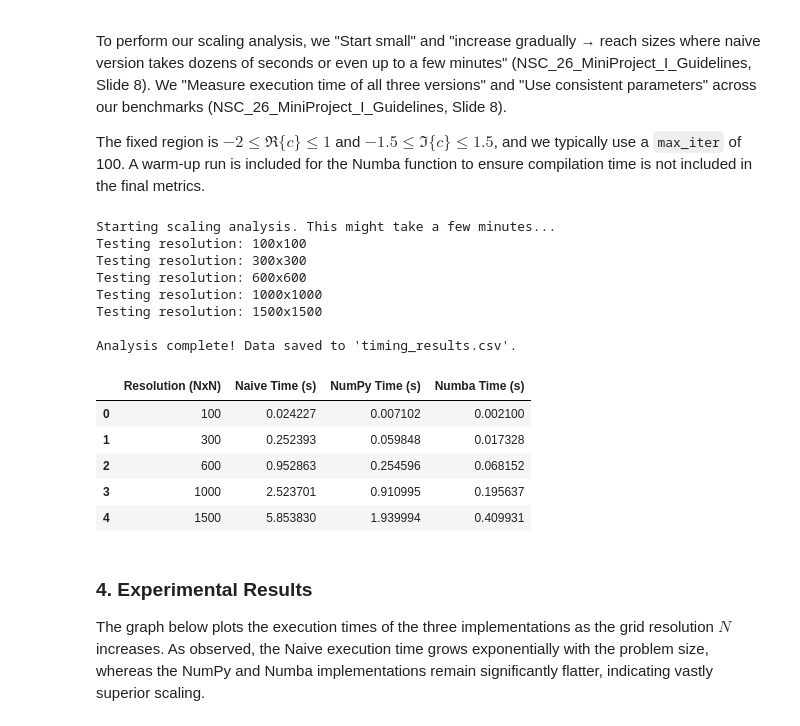
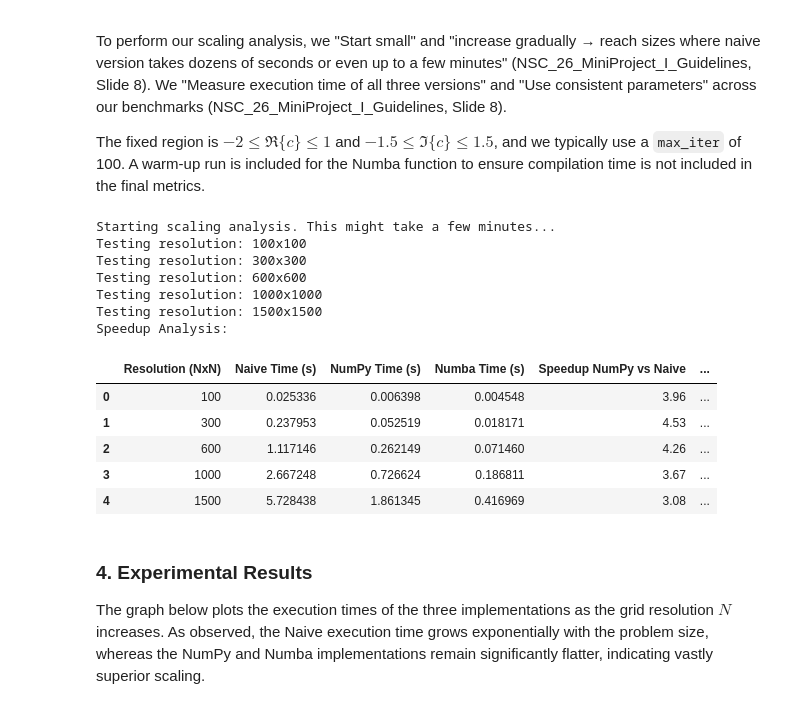
Before and after one commit to MateCle/NSC_Course_MiniProject, a Jupyter notebook: Mandelbrot_set.ipynb, the cells around one changed output. Drawn from its saved outputs; the diff is of its cells as text; code cells hidden in the pictures.

```diff
--- a/Mandelbrot_set.ipynb
+++ b/Mandelbrot_set.ipynb
@@ -197,44 +197,56 @@ for N in resolutions:
     t_naive = time.time() - t0
 
     # 2. NumPy
     t0 = time.time()
     _ = mandelbrot_vectorized(re_min, re_max, im_min, im_max, N, N, max_iter)
     t_numpy = time.time() - t0
 
     # 3. Numba
     t0 = time.time()
     _ = mandelbrot_numba(re_min, re_max, im_min, im_max, N, N, max_iter)
     t_numba = time.time() - t0
 
     # Store results
     results.append({
         'Resolution (NxN)': N,
         'Naive Time (s)': t_naive,
         'NumPy Time (s)': t_numpy,
         'Numba Time (s)': t_numba
     })
 
 # Create DataFrame and export to CSV as required
 df_results = pd.DataFrame(results)
+
+df_results['Speedup NumPy vs Naive'] = (
+    df_results['Naive Time (s)'] / df_results['NumPy Time (s)']
+).round(2)
+
+df_results['Speedup Numba vs Naive'] = (
+    df_results['Naive Time (s)'] / df_results['Numba Time (s)']
+).round(2)
+
+df_results['Speedup Numba vs NumPy'] = (
+    df_results['NumPy Time (s)'] / df_results['Numba Time (s)']
+).round(2)
+
+print("Speedup Analysis:")
+display(df_results)
+
 df_results.to_csv('timing_results.csv', index=False)
-
-print("\nAnalysis complete! Data saved to 'timing_results.csv'.")
-display(df_results)
 # %% [output]
 Starting scaling analysis. This might take a few minutes...
 Testing resolution: 100x100
 Testing resolution: 300x300
 Testing resolution: 600x600
 Testing resolution: 1000x1000
 Testing resolution: 1500x1500
-
-Analysis complete! Data saved to 'timing_results.csv'.
+Speedup Analysis:
-|  | Resolution (NxN) | Naive Time (s) | NumPy Time (s) | Numba Time (s) |
-| 0 | 100 | 0.024227 | 0.007102 | 0.002100 |
-| 1 | 300 | 0.252393 | 0.059848 | 0.017328 |
-| 2 | 600 | 0.952863 | 0.254596 | 0.068152 |
-| 3 | 1000 | 2.523701 | 0.910995 | 0.195637 |
-| 4 | 1500 | 5.853830 | 1.939994 | 0.409931 |
+|  | Resolution (NxN) | Naive Time (s) | NumPy Time (s) | Numba Time (s) | Speedup NumPy vs Naive | ... |
+| 0 | 100 | 0.025336 | 0.006398 | 0.004548 | 3.96 | ... |
+| 1 | 300 | 0.237953 | 0.052519 | 0.018171 | 4.53 | ... |
+| 2 | 600 | 1.117146 | 0.262149 | 0.071460 | 4.26 | ... |
+| 3 | 1000 | 2.667248 | 0.726624 | 0.186811 | 3.67 | ... |
+| 4 | 1500 | 5.728438 | 1.861345 | 0.416969 | 3.08 | ... |
 # %% [markdown]
 ### 4. Experimental Results
 The graph below plots the execution times of the three implementations as the grid resolution $N$ increases. As observed, the Naive execution time grows exponentially with the problem size, whereas the NumPy and Numba implementations remain significantly flatter, indicating vastly superior scaling.
```
Also changed, not shown: parts of 4 cells of this notebook, 1 other file.
